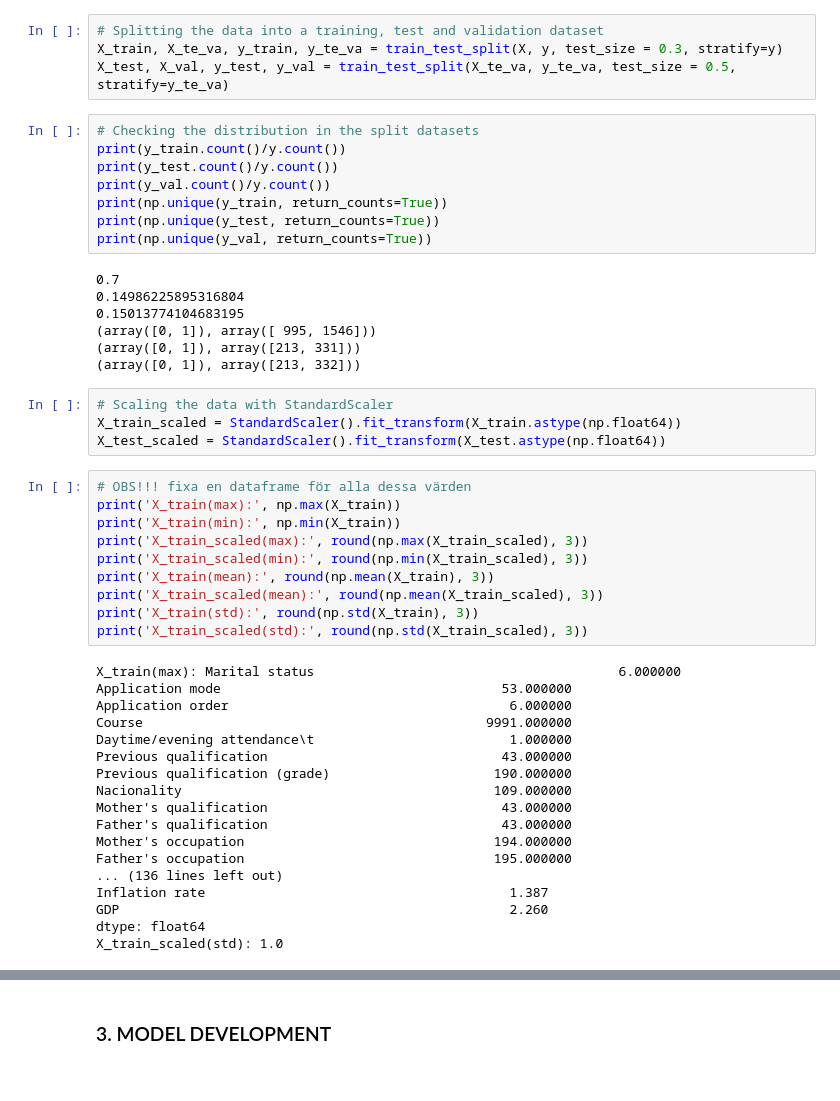
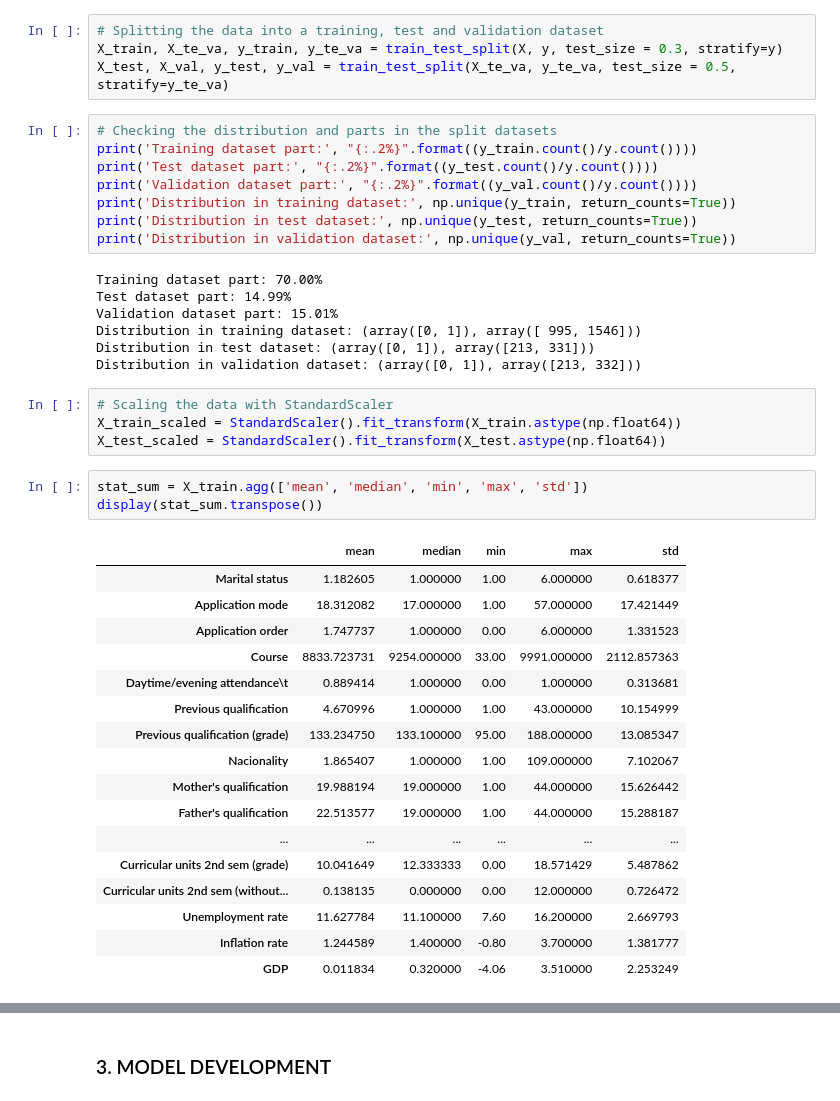
Before and after one commit to LLUhlin/data-science-project, a Jupyter notebook: student_final.ipynb, the cells around one changed output, grey strips where cells are left out. Cells and saved outputs as stored; diff of their text form.

```diff
--- a/student_final.ipynb
+++ b/student_final.ipynb
@@ -196,49 +203,42 @@ y = dft['Target']
 X_train, X_te_va, y_train, y_te_va = train_test_split(X, y, test_size = 0.3, stratify=y)
 X_test, X_val, y_test, y_val = train_test_split(X_te_va, y_te_va, test_size = 0.5, stratify=y_te_va)
 # %%
-# Checking the distribution in the split datasets
-print(y_train.count()/y.count())
-print(y_test.count()/y.count())
-print(y_val.count()/y.count())
-print(np.unique(y_train, return_counts=True))
-print(np.unique(y_test, return_counts=True))
-print(np.unique(y_val, return_counts=True))
+# Checking the distribution and parts in the split datasets
+print('Training dataset part:', "{:.2%}".format((y_train.count()/y.count())))
+print('Test dataset part:', "{:.2%}".format((y_test.count()/y.count())))
+print('Validation dataset part:', "{:.2%}".format((y_val.count()/y.count())))
+print('Distribution in training dataset:', np.unique(y_train, return_counts=True))
+print('Distribution in test dataset:', np.unique(y_test, return_counts=True))
+print('Distribution in validation dataset:', np.unique(y_val, return_counts=True))
 # %% [output]
-0.7
-0.14986225895316804
-0.15013774104683195
-(array([0, 1]), array([ 995, 1546]))
-(array([0, 1]), array([213, 331]))
-(array([0, 1]), array([213, 332]))
+Training dataset part: 70.00%
+Test dataset part: 14.99%
+Validation dataset part: 15.01%
+Distribution in training dataset: (array([0, 1]), array([ 995, 1546]))
+Distribution in test dataset: (array([0, 1]), array([213, 331]))
+Distribution in validation dataset: (array([0, 1]), array([213, 332]))
 # %%
 # Scaling the data with StandardScaler
 X_train_scaled = StandardScaler().fit_transform(X_train.astype(np.float64))
 X_test_scaled = StandardScaler().fit_transform(X_test.astype(np.float64))
-# %%
-# OBS!!! fixa en dataframe för alla dessa värden
-print('X_train(max):', np.max(X_train))
-print('X_train(min):', np.min(X_train))
-print('X_train_scaled(max):', round(np.max(X_train_scaled), 3))
-print('X_train_scaled(min):', round(np.min(X_train_scaled), 3))
-print('X_train(mean):', round(np.mean(X_train), 3))
-print('X_train_scaled(mean):', round(np.mean(X_train_scaled), 3))
-print('X_train(std):', round(np.std(X_train), 3))
-print('X_train_scaled(std):', round(np.std(X_train_scaled), 3))
-# %% [output]
-X_train(max): Marital status                                       6.000000
-Application mode                                    53.000000
-Application order                                    6.000000
-Course                                            9991.000000
-Daytime/evening attendance\t                         1.000000
-Previous qualification                              43.000000
-Previous qualification (grade)                     190.000000
-Nacionality                                        109.000000
-Mother's qualification                              43.000000
-Father's qualification                              43.000000
-Mother's occupation                                194.000000
-Father's occupation                                195.000000
-... (136 lines left out)
-Inflation rate                                       1.387
-GDP                                                  2.260
-dtype: float64
-X_train_scaled(std): 1.0
+# %%
+stat_sum = X_train.agg(['mean', 'median', 'min', 'max', 'std'])
+display(stat_sum.transpose())
+# %% [output]
+|  | mean | median | min | max | std |
+| Marital status | 1.182605 | 1.000000 | 1.00 | 6.000000 | 0.618377 |
+| Application mode | 18.312082 | 17.000000 | 1.00 | 57.000000 | 17.421449 |
+| Application order | 1.747737 | 1.000000 | 0.00 | 6.000000 | 1.331523 |
+| Course | 8833.723731 | 9254.000000 | 33.00 | 9991.000000 | 2112.857363 |
+| Daytime/evening attendance\t | 0.889414 | 1.000000 | 0.00 | 1.000000 | 0.313681 |
+| Previous qualification | 4.670996 | 1.000000 | 1.00 | 43.000000 | 10.154999 |
+| Previous qualification (grade) | 133.234750 | 133.100000 | 95.00 | 188.000000 | 13.085347 |
+| Nacionality | 1.865407 | 1.000000 | 1.00 | 109.000000 | 7.102067 |
+| Mother's qualification | 19.988194 | 19.000000 | 1.00 | 44.000000 | 15.626442 |
+| Father's qualification | 22.513577 | 19.000000 | 1.00 | 44.000000 | 15.288187 |
+| ... | ... | ... | ... | ... | ... |
+| Curricular units 2nd sem (grade) | 10.041649 | 12.333333 | 0.00 | 18.571429 | 5.487862 |
+| Curricular units 2nd sem (without... | 0.138135 | 0.000000 | 0.00 | 12.000000 | 0.726472 |
+| Unemployment rate | 11.627784 | 11.100000 | 7.60 | 16.200000 | 2.669793 |
+| Inflation rate | 1.244589 | 1.400000 | -0.80 | 3.700000 | 1.381777 |
+| GDP | 0.011834 | 0.320000 | -4.06 | 3.510000 | 2.253249 |
```
Also changed, not shown: parts of 21 cells of this notebook.
